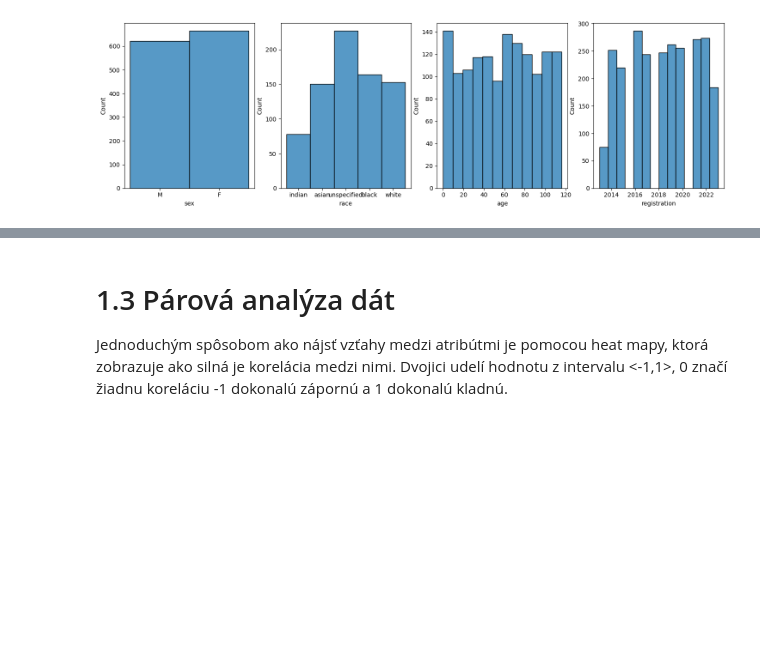
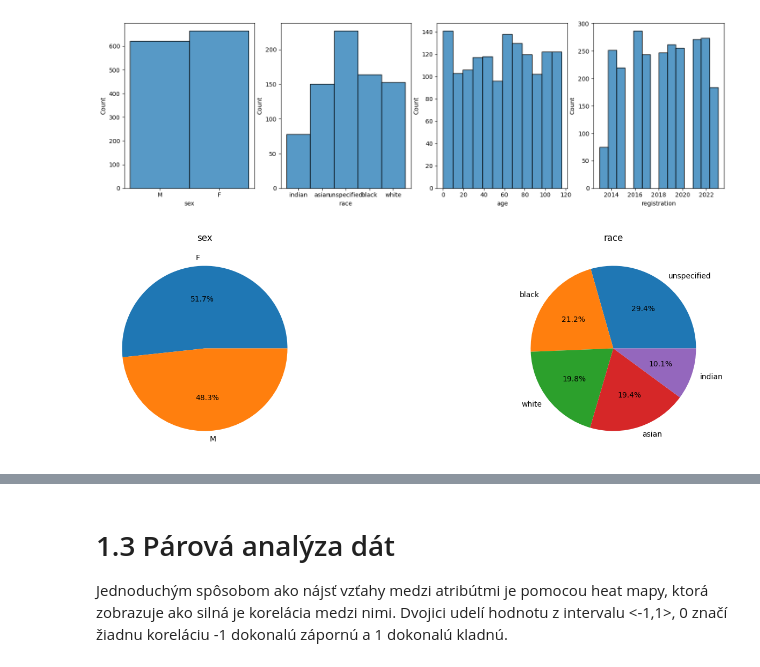
Before and after one commit to xslizik/iau-eshop, a Jupyter notebook: Eshop.ipynb, the cells around one changed output, grey strips where cells are left out. Drawn from its saved outputs; the diff is of its cells as text; code cells hidden in the pictures; blank space fills up the shorter version.

Commit message:
new graphs...

```diff
--- a/Eshop.ipynb
+++ b/Eshop.ipynb
@@ -296,6 +296,19 @@ for i, column in enumerate(user_columns):
 plt.show()
 # %% [output]
 [figure]
+# %%
+user_columns = ['sex', 'race']
+fig, axes = plt.subplots(1, len(user_columns), figsize=(18, 5))
+
+for i, column in enumerate(user_columns):
+    race_counts = users[column].value_counts()
+    axes[i].pie(race_counts.values, labels=race_counts.index, autopct='%1.1f%%')
+    axes[i].set_aspect('equal')
+    axes[i].set_title(column)
+
+plt.show()
+# %% [output]
+[figure, added]
 # %%
 sessions_columns = [
     ["ack", "mouse_move_total_rel_distance", "pct_input", "pct_click", "pct_mouse_click"],
```
Also changed, not shown: parts of 3 cells of this notebook.
